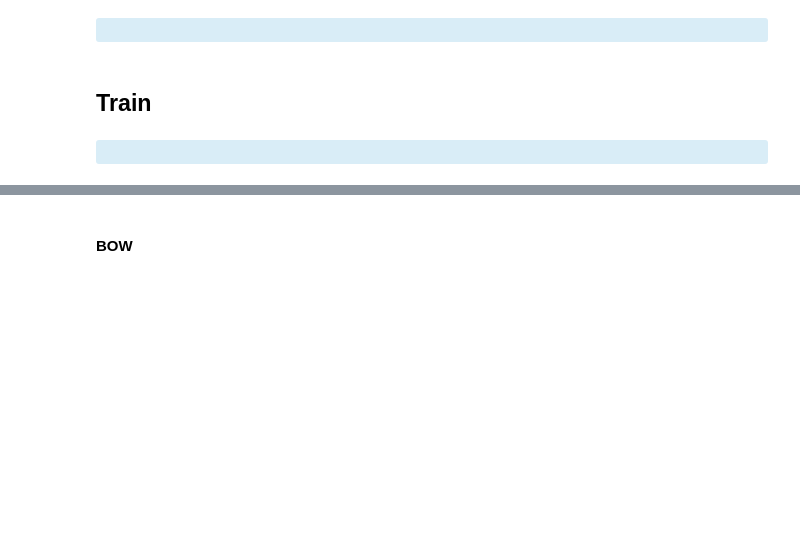
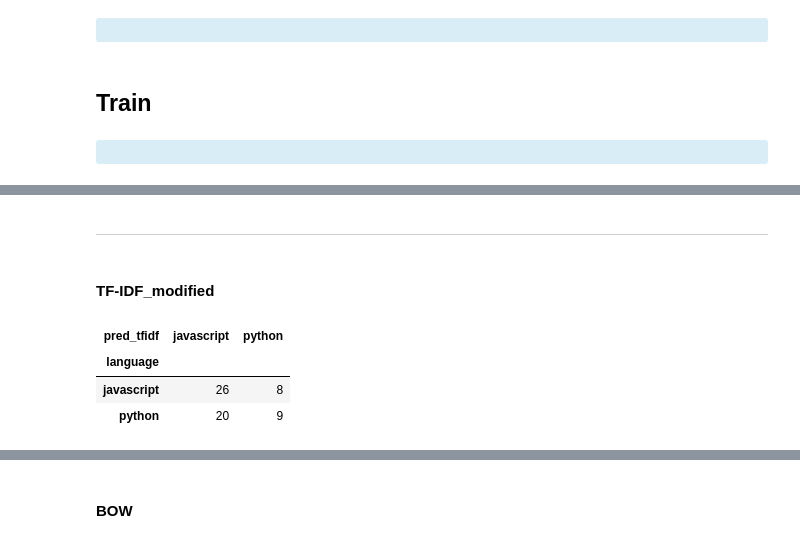
Before and after one commit to AC-Readme/nlp_project, a Jupyter notebook: final_project_notebook.ipynb, the cells around one changed output, grey strips where cells are left out. Cells and saved outputs as stored; diff of their text form; code cells hidden in the pictures; blank space fills up the shorter version.

```diff
--- a/final_project_notebook.ipynb
+++ b/final_project_notebook.ipynb
@@ -618,0 +736,19 @@ TfidfVectorizer(binary=True, min_df=4, ngram_range=(1, 2), stop_words='english')
+# %% [markdown]
+***
+# %% [markdown]
+#### TF-IDF_modified
+# %%
+tfidf_sparse_matrix = tfidf_m.transform(train.text_filtered)
+X_tfidf_train_m = tfidf_sparse_matrix
+y = train['language']
+
+lm_tfidf = LogisticRegression().fit(X_tfidf_train_m, y)
+train['pred_tfidf'] = lm_tfidf.predict(X_tfidf_train_m)
+# %%
+# Results(train)
+pd.crosstab(train.language, train.pred_tfidf)
+# %% [output]
+| pred_tfidf | javascript | python |
+| language |  |  |
+| javascript | 26 | 8 |
+| python | 20 | 9 |
```
Also changed, not shown: parts of 73 cells of this notebook.
